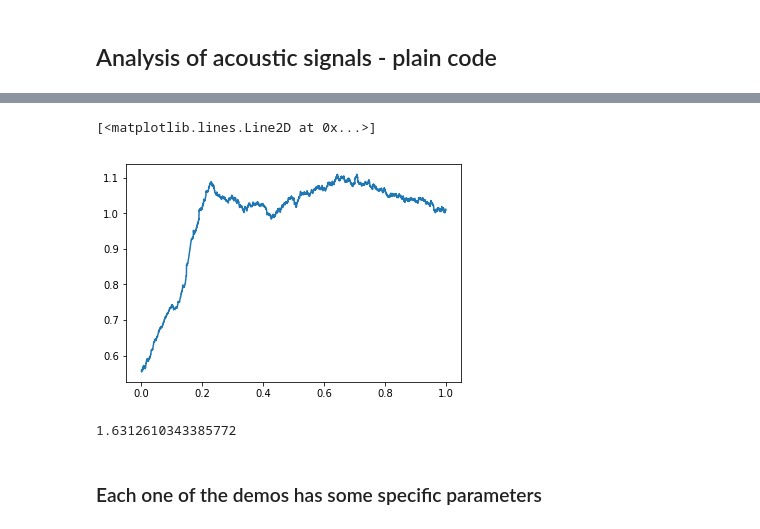
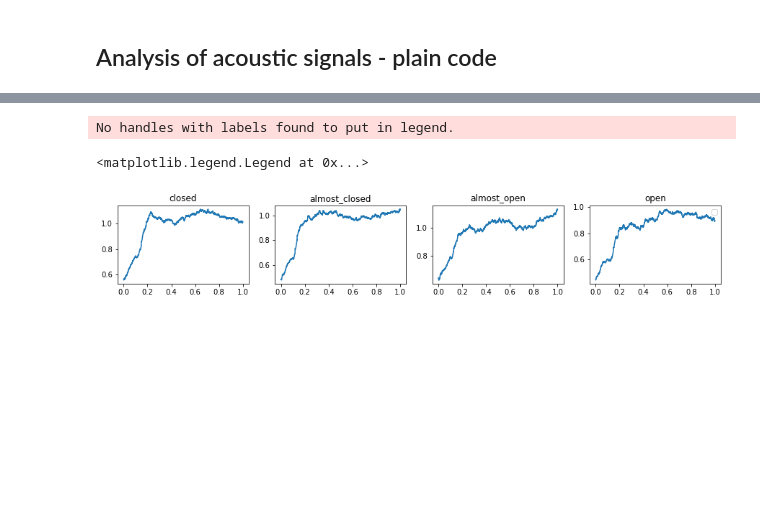
Before and after one commit to giotto-ai/l2f, a Jupyter notebook: deliver_tutorial_pandas.ipynb, the cells around one changed output, grey strips where cells are left out. Saved outputs shown, nothing was run; the diff lists cells and outputs as text; code cells hidden in the pictures; blank space fills up the shorter version.

```diff
--- a/deliver_tutorial_pandas.ipynb
+++ b/deliver_tutorial_pandas.ipynb
@@ -60,7 +72,11 @@ plt.legend()
 # %%
-detrended_signal = generalized_detrending(signal, ws_detrending, Fs)
-plt.plot(t[:len(signal)], signal/np.max(np.abs(signal)), alpha=0.7, label='signal before detrending')
-plt.plot(t[:len(detrended_signal)], detrended_signal/np.max(np.abs(detrended_signal)), alpha=0.7, label='generalized detrending')
+data_dtr = defaultdict()
+fig, ax = plt.subplots(1,4,figsize=(15,2))
+for i in range(len(labels)):
+    signal = data_dir[labels[i]]
+    ax[i].plot(t[:len(signal)], signal/np.max(np.abs(signal)), alpha=1, label='signal before detrending')
+    data_dtr[labels[i]] = generalized_detrending(signal.to_numpy(), ws_detrending)
+    ax[i].plot(t[:len(data_dtr[labels[i]])], data_dtr[labels[i]]/np.max(np.abs(data_dtr[labels[i]])), alpha=0.7, label='generalized detrending')
 plt.legend()
 # %% [output]
 <matplotlib.legend.Legend at 0x...>
@@ -68,17 +84,19 @@ plt.legend()
-# %%
-echo_density = sorted_density_feature(detrended_signal, ws_sorted_density, Fs)
-echo_density = echo_density/gaussian_sd
-plt.plot(t[:len(echo_density)], echo_density)
-# %% [output]
-[<matplotlib.lines.Line2D at 0x...>]
-[figure, removed]
-# %%
-n = curve_fitting_echo_density(echo_density, Fs)
-print(n)
-# %% [output]
-1.6312610343385772
-# %% [markdown]
-### Each one of the demos has some specific parameters
+# %%
+data_srt = defaultdict()
+fig, ax = plt.subplots(1,4,figsize=(15,2))
+for i in range(len(labels)):
+    signal = data_dtr[labels[i]]
+    data_srt[labels[i]] = sorted_density_feature(signal, ws_sorted_density)
+    data_srt[labels[i]] = data_srt[labels[i]]/gaussian_sd
+    n, curve = curve_fitting_echo_density(data_srt[labels[i]], Fs)
+    ax[i].plot(t[:len(data_srt[labels[i]])], data_srt[labels[i]])
+    #ax[i].plot(t[:len(curve)], curve)
+    ax[i].set_title(labels[i])
+plt.legend()
+# %% [output]
+No handles with labels found to put in legend.
+<matplotlib.legend.Legend at 0x...>
+[figure, added]
 # %%
 # simulations: polybox, 1, curve fitting
 # simulations: sliding lid, 1, curve fitting
```
Also changed, not shown: parts of 9 cells of this notebook, 5 other files.
